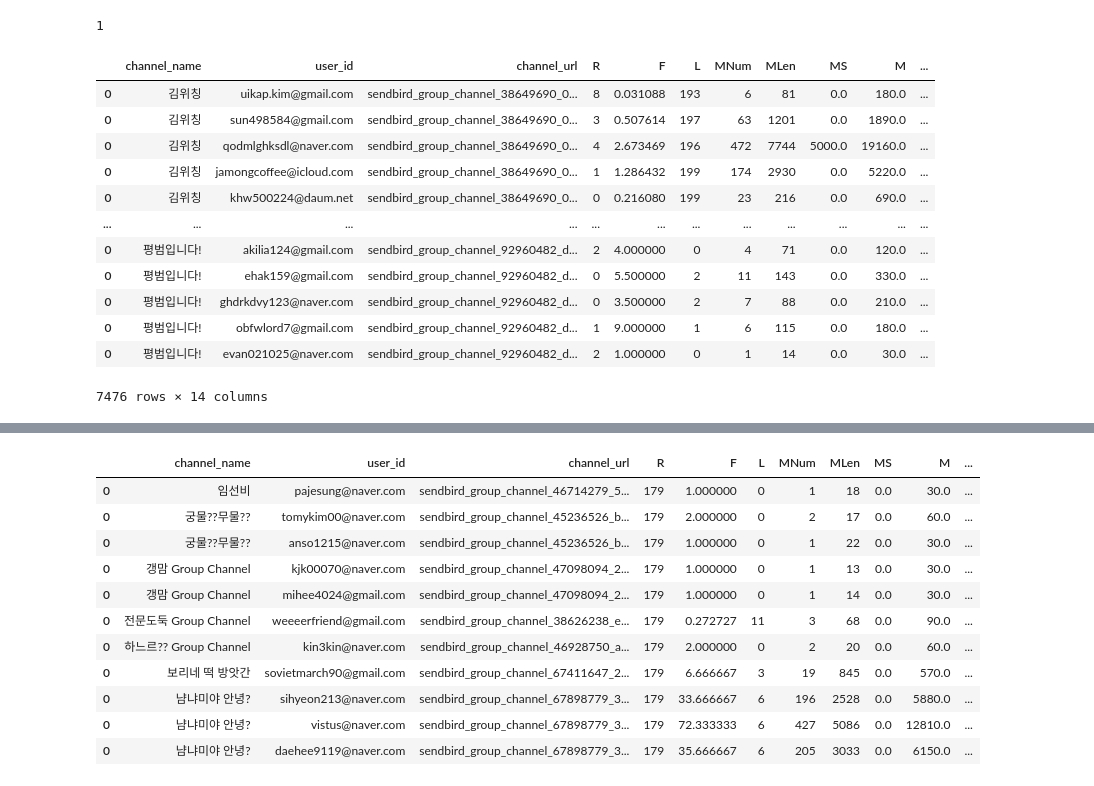
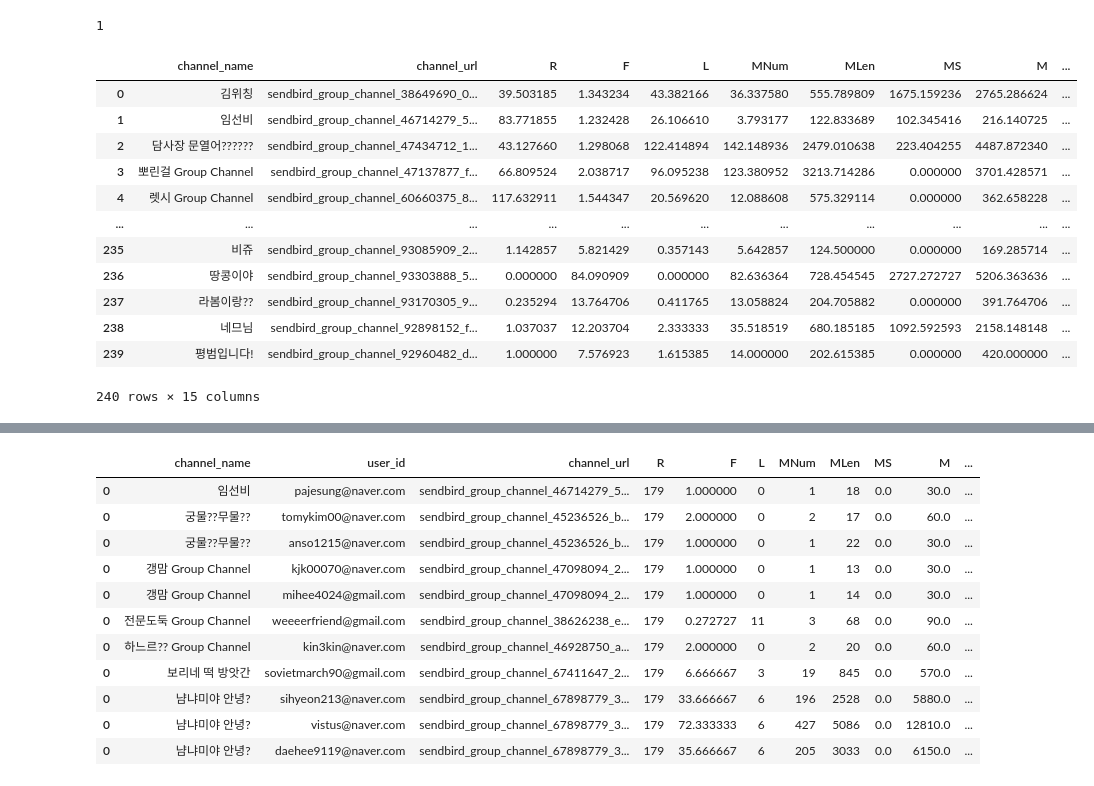
Before and after one commit to bhkwon89/Chat_analysis, a Jupyter notebook: cp2_test.ipynb, the cells around one changed output, grey strips where cells are left out. Cells and saved outputs as stored; diff of their text form; code cells hidden in the pictures.

```diff
--- a/cp2_test.ipynb
+++ b/cp2_test.ipynb
@@ -384,7 +386,7 @@ for dfByRoom in listDfByRoom:
     SUM['MNum'] += MNum
     SUM['MLen'] += MLen
     SUM['MS'] += MS
-    SUM['M'] += MS
+    SUM['M'] += M
 
   #print(listDfByUser)
   if len(listDfByUser) == 0:
@@ -417,7 +419,7 @@ for dfByRoom in listDfByRoom:
                          'M' : [average_M]})
   dfRfmByRoomOnlyOwner = dfRfmByRoomOnlyOwner.append(df_tmp)
 
-dfRfmByRoomOnlyOwner['cluster'] = GetClusterFromDataframe(dfRfmByRoomOnlyOwner[['R', 'F', 'M']], 5)
+dfRfmByRoomOnlyOwner['cluster'] = GetClusterFromDataframe(dfRfmByRoomOnlyOwner[['R', 'F', 'L', 'M']], 3)
 dfRfmByRoomOnlyOwner.to_csv('/content/drive/MyDrive/cp2/owner_RFM_open.csv')
 print(count_NoOwnerRoom)
 # %% [output]
@@ -439,6 +456,8 @@ for dfByRoom in listDfByRoom:
   listDfByUser = GetListUserDataframeFromRoom(dfByRoom)
 
   SUM = {'R':0, 'F':0, 'L':0, 'MNum':0, 'MLen':0, 'MS':0, 'M':0}
+
+
   for dfByUser in listDfByUser:
 
     R, F, L, MNum, MLen, MS, M = GetRFMdataFromUser(dfByUser)
@@ -488,7 +507,10 @@ for dfByRoom in listDfByRoom:
                          'MNum' :[average_MNum],
                          'MLen' :[average_MLen],
                          'MS' :[average_MS],
-                         'M' :[average_M]
+                         'M' :[average_M],
+                         'ActiveFanNum' : [len(listDfByUser)],
+                         'StickerNum' : [len(dfByRoom[dfByRoom['new_type']=='STICKER'])],
+                         'owner' : [dfByRoom.iloc[0, 17]]
                          }
                         )
   dfRfmByRoomOnlyFan = dfRfmByRoomOnlyFan.append(df_tmp)
@@ -517,7 +539,7 @@ dfRfmByFan_Room['F_rank'] = dfRfmByFan_Room['F_rank'].apply(GetRankFromDataframe
 dfRfmByFan_Room['M_rank'] = dfRfmByFan_Room['M_rank'].apply(GetRankFromDataframe)
 
 
-dfRfmByRoomOnlyFan['cluster'] = GetClusterFromDataframe(dfRfmByRoomOnlyFan[[ 'R', 'F', 'M']], 5)
+dfRfmByRoomOnlyFan['cluster'] = GetClusterFromDataframe(dfRfmByRoomOnlyFan[[ 'R', 'F','M']], 5)
 dfRfmByRoomOnlyFan.to_csv('/content/drive/MyDrive/cp2/fan_RFM_open.csv')
 
 
@@ -527,19 +549,23 @@ dfRfmByFan_Room.to_csv('/content/drive/MyDrive/cp2/fan-room_RFM_open.csv')
 print(count_NoFanRoom)
 # %% [output]
 1
-# %%
-dfRfmByFan_Room
-# %% [output]
-|  | channel_name | user_id | channel_url | R | F | L | MNum | MLen | MS | M | ... |
-| 0 | 김위칭 | uikap.kim@gmail.com | sendbird_group_channel_38649690_0... | 8 | 0.031088 | 193 | 6 | 81 | 0.0 | 180.0 | ... |
-| 0 | 김위칭 | sun498584@gmail.com | sendbird_group_channel_38649690_0... | 3 | 0.507614 | 197 | 63 | 1201 | 0.0 | 1890.0 | ... |
-| 0 | 김위칭 | qodmlghksdl@naver.com | sendbird_group_channel_38649690_0... | 4 | 2.673469 | 196 | 472 | 7744 | 5000.0 | 19160.0 | ... |
-| 0 | 김위칭 | jamongcoffee@icloud.com | sendbird_group_channel_38649690_0... | 1 | 1.286432 | 199 | 174 | 2930 | 0.0 | 5220.0 | ... |
-| 0 | 김위칭 | khw500224@daum.net | sendbird_group_channel_38649690_0... | 0 | 0.216080 | 199 | 23 | 216 | 0.0 | 690.0 | ... |
-| ... | ... | ... | ... | ... | ... | ... | ... | ... | ... | ... | ... |
-| 0 | 평범입니다! | akilia124@gmail.com | sendbird_group_channel_92960482_d... | 2 | 4.000000 | 0 | 4 | 71 | 0.0 | 120.0 | ... |
-| 0 | 평범입니다! | ehak159@gmail.com | sendbird_group_channel_92960482_d... | 0 | 5.500000 | 2 | 11 | 143 | 0.0 | 330.0 | ... |
-| 0 | 평범입니다! | ghdrkdvy123@naver.com | sendbird_group_channel_92960482_d... | 0 | 3.500000 | 2 | 7 | 88 | 0.0 | 210.0 | ... |
-| 0 | 평범입니다! | obfwlord7@gmail.com | sendbird_group_channel_92960482_d... | 1 | 9.000000 | 1 | 6 | 115 | 0.0 | 180.0 | ... |
-| 0 | 평범입니다! | evan021025@naver.com | sendbird_group_channel_92960482_d... | 2 | 1.000000 | 0 | 1 | 14 | 0.0 | 30.0 | ... |
-7476 rows × 14 columns
+# %%
+#9. room 시트와 머지
+dfRfmByRoomOnlyFan = pd.merge(left = dfRfmByRoomOnlyFan , right = df_room[['channel_url', 'channel_member_count']], how = "left", on = "channel_url")
+dfRfmByRoomOnlyFan['Active/member'] = dfRfmByRoomOnlyFan['ActiveFanNum'] / dfRfmByRoomOnlyFan['channel_member_count']
+
+dfRfmByRoomOnlyFan
+# %% [output]
+|  | channel_name | channel_url | R | F | L | MNum | MLen | MS | M | ... |
+| 0 | 김위칭 | sendbird_group_channel_38649690_0... | 39.503185 | 1.343234 | 43.382166 | 36.337580 | 555.789809 | 1675.159236 | 2765.286624 | ... |
+| 1 | 임선비 | sendbird_group_channel_46714279_5... | 83.771855 | 1.232428 | 26.106610 | 3.793177 | 122.833689 | 102.345416 | 216.140725 | ... |
+| 2 | 담사장 문열어?????? | sendbird_group_channel_47434712_1... | 43.127660 | 1.298068 | 122.414894 | 142.148936 | 2479.010638 | 223.404255 | 4487.872340 | ... |
+| 3 | 뽀린걸 Group Channel | sendbird_group_channel_47137877_f... | 66.809524 | 2.038717 | 96.095238 | 123.380952 | 3213.714286 | 0.000000 | 3701.428571 | ... |
+| 4 | 렛시 Group Channel | sendbird_group_channel_60660375_8... | 117.632911 | 1.544347 | 20.569620 | 12.088608 | 575.329114 | 0.000000 | 362.658228 | ... |
+| ... | ... | ... | ... | ... | ... | ... | ... | ... | ... | ... |
+| 235 | 비쥬 | sendbird_group_channel_93085909_2... | 1.142857 | 5.821429 | 0.357143 | 5.642857 | 124.500000 | 0.000000 | 169.285714 | ... |
+| 236 | 땅콩이야 | sendbird_group_channel_93303888_5... | 0.000000 | 84.090909 | 0.000000 | 82.636364 | 728.454545 | 2727.272727 | 5206.363636 | ... |
+| 237 | 라봄이랑?? | sendbird_group_channel_93170305_9... | 0.235294 | 13.764706 | 0.411765 | 13.058824 | 204.705882 | 0.000000 | 391.764706 | ... |
+| 238 | 네므님 | sendbird_group_channel_92898152_f... | 1.037037 | 12.203704 | 2.333333 | 35.518519 | 680.185185 | 1092.592593 | 2158.148148 | ... |
+| 239 | 평범입니다! | sendbird_group_channel_92960482_d... | 1.000000 | 7.576923 | 1.615385 | 14.000000 | 202.615385 | 0.000000 | 420.000000 | ... |
+240 rows × 15 columns
```
Also changed, not shown: parts of 14 cells of this notebook.
